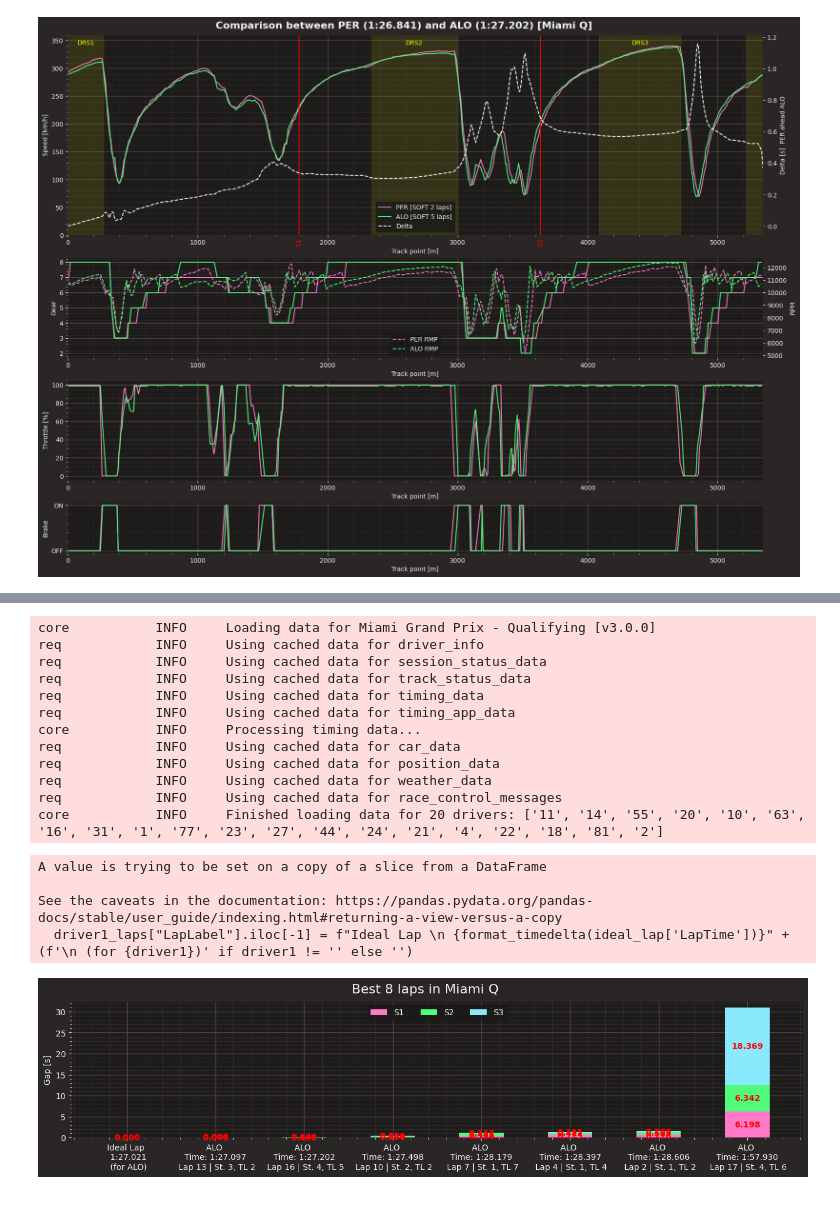
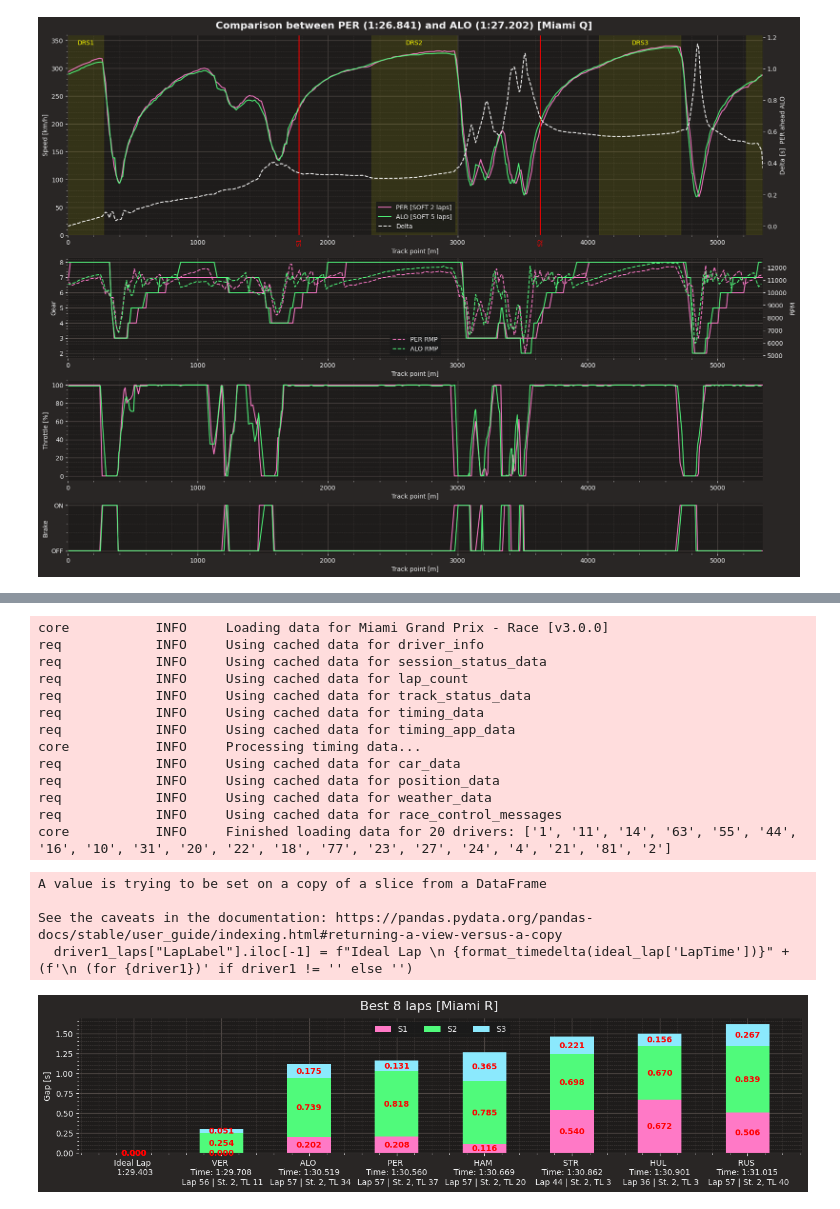
Before and after one commit to jesusjoveruclm/f1analysis, a Jupyter notebook: f1.ipynb, the cells around one changed output, grey strips where cells are left out. Cells and saved outputs as stored; diff of their text form; code cells hidden in the pictures.

Commit message:
Finised analysis

```diff
--- a/f1.ipynb
+++ b/f1.ipynb
@@ -178,6 +222,6 @@ plt.savefig("quali_fastlap.png", dpi=150, bbox_inches="tight")
 # %%
 #Segundo análisis: comparación de ritmo de carrera entre dos pilotos
-gp = 'Baku'
+gp = 'Miami'
 session = 'R'
 
 #Selección de la sesión
@@ -270,15 +308,16 @@ core           INFO     Finished loading data for 20 drivers: ['1', '2', '4', '1
 
 #Selección de GP y la sesión
 gp = 'Miami'
-session = 'Q'
+session = 'R'
 
 #Carga de los datos de la sesión
 sesion = ff1.get_session(2023, gp, session)
 sesion.load()
 # %% [output]
-core           INFO     Loading data for Miami Grand Prix - Qualifying [v3.0.0]
+core           INFO     Loading data for Miami Grand Prix - Race [v3.0.0]
 req            INFO     Using cached data for driver_info
 req            INFO     Using cached data for session_status_data
+req            INFO     Using cached data for lap_count
 req            INFO     Using cached data for track_status_data
 req            INFO     Using cached data for timing_data
 req            INFO     Using cached data for timing_app_data
@@ -287,11 +326,11 @@ req            INFO     Using cached data for car_data
 req            INFO     Using cached data for position_data
 req            INFO     Using cached data for weather_data
 req            INFO     Using cached data for race_control_messages
-core           INFO     Finished loading data for 20 drivers: ['11', '14', '55', '20', '10', '63', '16', '31', '1', '77', '23', '27', '44', '24', '21', '4', '22', '18', '81', '2']
+core           INFO     Finished loading data for 20 drivers: ['1', '11', '14', '63', '55', '44', '16', '10', '31', '20', '22', '18', '77', '23', '27', '24', '4', '21', '81', '2']
 # %%
 #Selección del número de vueltas
-driver1 = "ALO"   #Si el valor es "", se obtendrán datos de todos los pilotos
-bestlaps = 7
+driver1 = ""   #Si el valor es "", se obtendrán datos de todos los pilotos
+bestlaps = 8
 
 #Selección de las vueltas del piloto
 if driver1 == "":
@@ -337,39 +376,39 @@ driver1_laps = driver1_laps.head(bestlaps)
 
 fig, ax = plt.subplots(1)
 fig.set_size_inches(bestlaps*2,3, 15)
-fig.suptitle(f"Best {bestlaps} laps in {gp} {session}", fontsize=16)
+fig.suptitle(f"Best {bestlaps} laps [{gp} {session}]", fontsize=16)
 
 sectors_times = {
     "S1": driver1_laps["DeltaSector1"].values,
     "S2": driver1_laps["DeltaSector2"].values,
     "S3": driver1_laps["DeltaSector3"].values
 }
 
 LapsLabel = driver1_laps["LapLabel"].to_numpy()
 
 
 width = 0.5
 bottom = np.zeros(bestlaps)
 
 for sector, sectors_t in sectors_times.items():
     p = ax.bar(LapsLabel, sectors_t, width, bottom=bottom, label=sector)
     bottom += sectors_t
     #ax.plot(range(0,bestlaps),bottom, color="red", linestyle="--")
 
     #Write values in the bars
     for i, v in enumerate(sectors_t):
         ax.text(i, bottom[i]-v/2, format_timedelta(timedelta(seconds=v), include_minutes=False), ha="center", va="center", color="red", fontweight="bold")
 
 ax.set_ylabel("Gap [s]")
 
 #Legend
 ax.legend(loc="upper center", ncol=3)
 
 #Save image
-plt.savefig("best_laps.png", dpi=300, bbox_inches="tight")
+plt.savefig("third_analysis.png", dpi=150, bbox_inches="tight")
 # %% [output]
 A value is trying to be set on a copy of a slice from a DataFrame
 
 See the caveats in the documentation: https://pandas.pydata.org/pandas-docs/stable/user_guide/indexing.html#returning-a-view-versus-a-copy
   driver1_laps["LapLabel"].iloc[-1] = f"Ideal Lap \n {format_timedelta(ideal_lap['LapTime'])}" + (f'\n (for {driver1})' if driver1 != '' else '')
-[figure, old version]
+[figure, new version]
```
Also changed, not shown: parts of 11 cells of this notebook, 3 other files.
